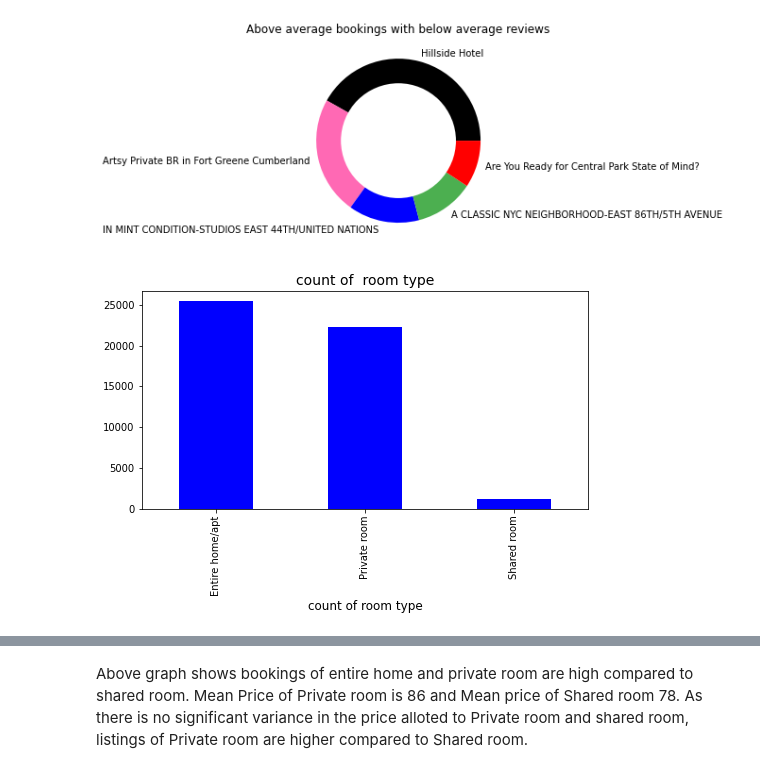
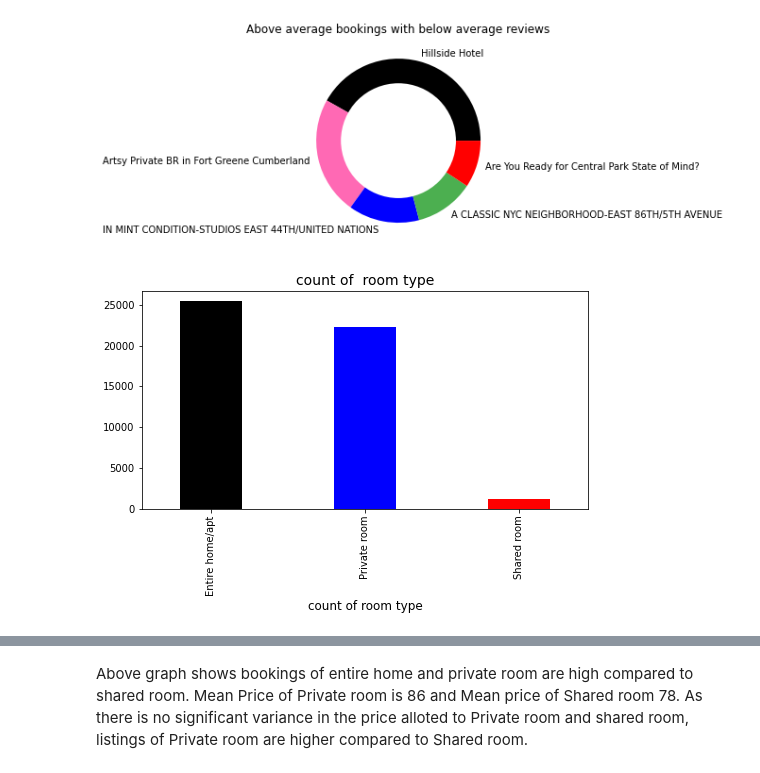
Before and after one commit to Rubina-Fathima/-EDA-Airbnb-NYC-2019-, a Jupyter notebook: airbnb_eda.ipynb, the cells around one changed output, grey strips where cells are left out. Saved outputs shown, nothing was run; the diff lists cells and outputs as text; code cells hidden in the pictures.

```diff
--- a/airbnb_eda.ipynb
+++ b/airbnb_eda.ipynb
@@ -226,9 +226,10 @@ plt.show()
 [figure]
 # %%
 count_of_rooms=My_Dataframe['room_type'].value_counts()
-count_of_rooms.plot.bar(figsize=(8,4), color ='b', width= 0.5)
+colors=['black','blue','red']
+count_of_rooms.plot.bar(figsize=(8,4), color =colors, width= 0.4)
 plt.title('count of  room type', fontsize=14)
 plt.xlabel('count of room type', fontsize = 12)
 plt.show()
 # %% [output]
-[figure, old version]
+[figure, new version]
```
Also changed, not shown: parts of 19 cells of this notebook.
